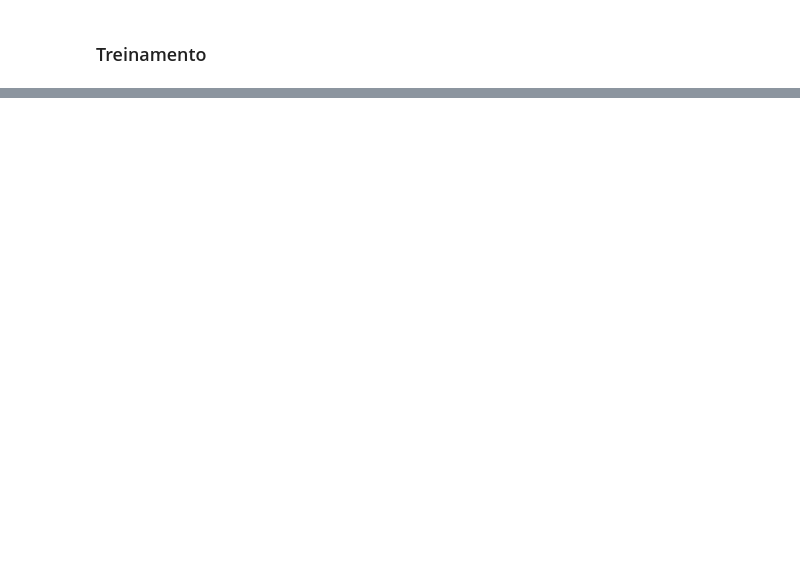
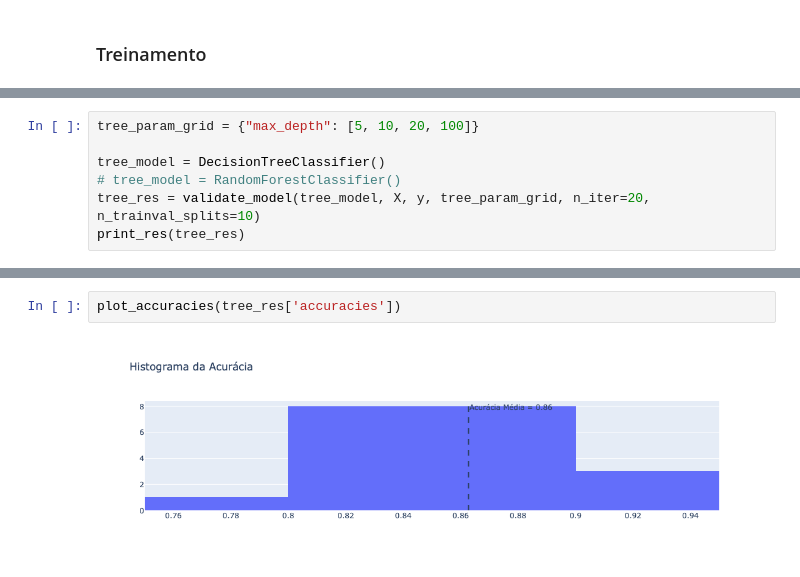
Before and after one commit to azzolinovarella/steel-plates-faults, a Jupyter notebook: notebooks/02-ModelTraining.ipynb, the cells around one changed output, grey strips where cells are left out. Saved outputs shown, nothing was run; the diff lists cells and outputs as text; blank space fills up the shorter version.

```diff
--- a/notebooks/02-ModelTraining.ipynb
+++ b/notebooks/02-ModelTraining.ipynb
@@ -513,0 +298,7 @@ print(classification_report(y_test, model.predict(X_test_v3)))
+# %%
+tree_param_grid = {"max_depth": [5, 10, 20, 100]}
+
+tree_model = DecisionTreeClassifier()
+# tree_model = RandomForestClassifier()
+tree_res = validate_model(tree_model, X, y, tree_param_grid, n_iter=20, n_trainval_splits=10)
+print_res(tree_res)
@@ -513,0 +326,4 @@ print(classification_report(y_test, model.predict(X_test_v3)))
+# %%
+plot_accuracies(tree_res['accuracies'])
+# %% [output]
+[figure, added]
```
Also changed, not shown: parts of 65 cells of this notebook.
